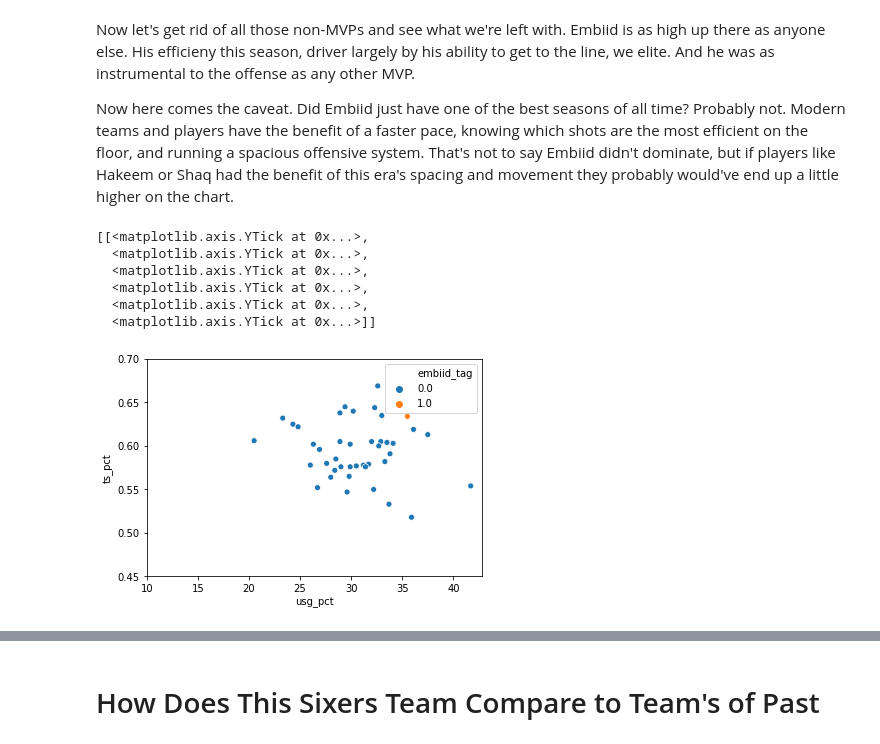
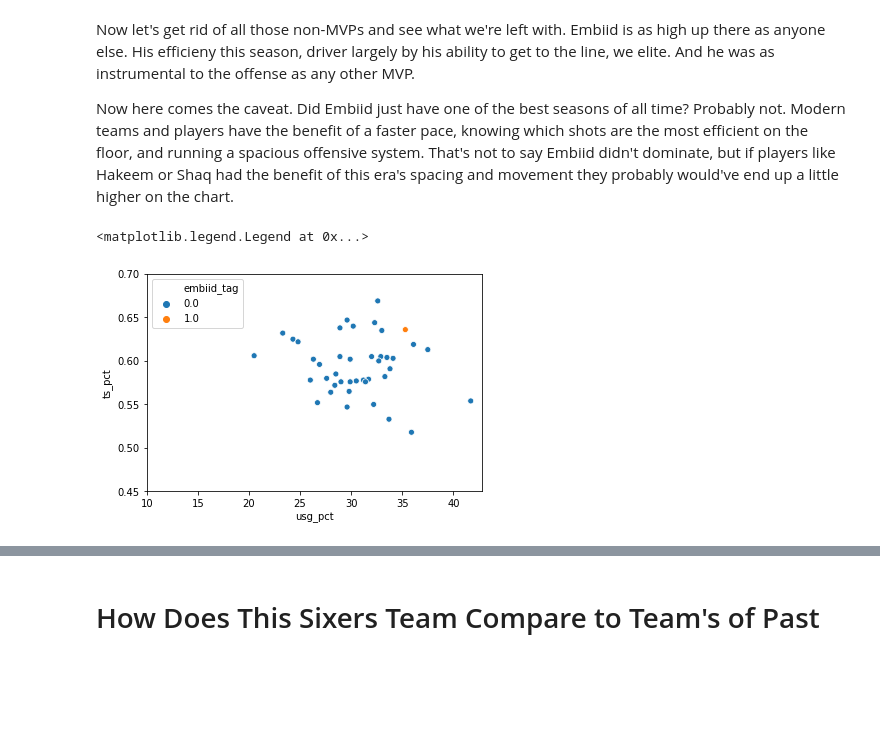
Before and after one commit to mhartz25/sixers_2021_playoffs, a Jupyter notebook: analysis.ipynb, the cells around one changed output, grey strips where cells are left out. Cells and saved outputs as stored; diff of their text form; code cells hidden in the pictures; blank space fills up the shorter version.

```diff
--- a/analysis.ipynb
+++ b/analysis.ipynb
@@ -135,14 +134,10 @@ Now here comes the caveat. Did Embiid just have one of the best seasons of all t
 # %%
 # do exact graph with just mvps
 
 graph = sns.scatterplot(mvps_and_embiid['usg_pct'], mvp_seasons['ts_pct'], hue= mvps_and_embiid['embiid_tag'])
 graph.set(xticks=[5*i for i in range(2,9)])
 graph.set(yticks=[.05*i for i in range(9,15)])
+graph.legend(loc='upper left')
 # %% [output]
-[[<matplotlib.axis.YTick at 0x...>,
-  <matplotlib.axis.YTick at 0x...>,
-  <matplotlib.axis.YTick at 0x...>,
-  <matplotlib.axis.YTick at 0x...>,
-  <matplotlib.axis.YTick at 0x...>,
-  <matplotlib.axis.YTick at 0x...>]]
+<matplotlib.legend.Legend at 0x...>
-[figure, old version]
+[figure, new version]
```
Also changed, not shown: parts of 24 cells of this notebook.
